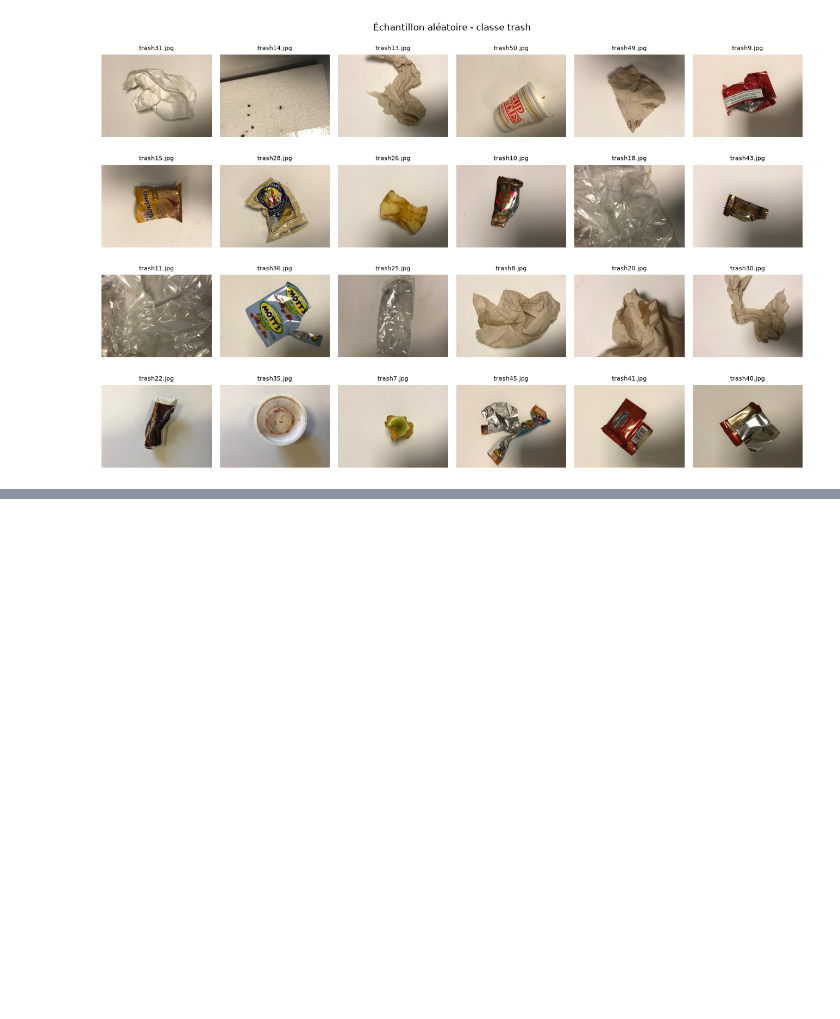
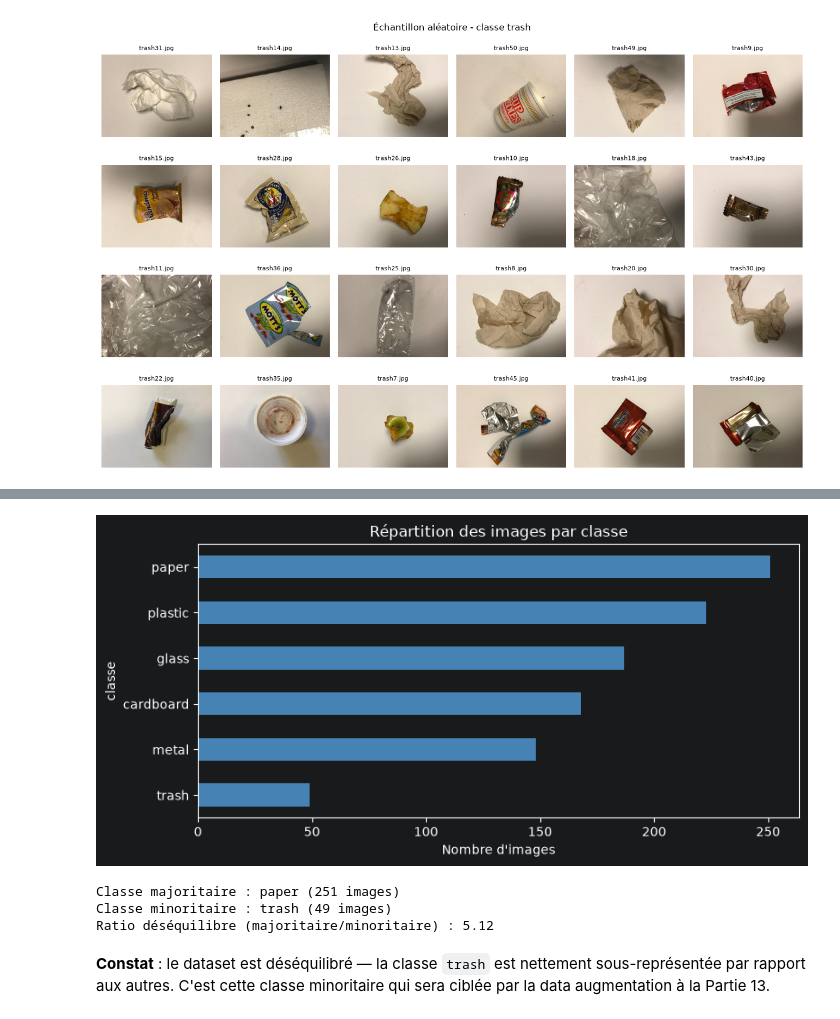
Before and after one commit to massamba0809/atelier_prepa_donnees_images, a Jupyter notebook: notebooks/atelier_prepa_donnees_images.ipynb, the cells around one changed output, grey strips where cells are left out. Saved outputs shown, nothing was run; the diff lists cells and outputs as text; code cells hidden in the pictures; blank space fills up the shorter version.

Commit message:
Partie 8 : analyse du desequilibre des classes

```diff
--- a/notebooks/atelier_prepa_donnees_images.ipynb
+++ b/notebooks/atelier_prepa_donnees_images.ipynb
@@ -423,0 +428,3 @@ controle_visuel_classe("trash")
+# %%
+counts_par_classe = df_valid["classe"].value_counts()
+print(counts_par_classe)
@@ -423,0 +440,23 @@ controle_visuel_classe("trash")
+# %%
+fig, ax = plt.subplots(figsize=(8, 4))
+counts_par_classe.sort_values().plot(kind="barh", ax=ax, color="steelblue")
+ax.set_xlabel("Nombre d'images")
+ax.set_title("Répartition des images par classe")
+plt.tight_layout()
+plt.show()
+# %% [output]
+[figure, added]
+# %%
+classe_max = counts_par_classe.idxmax()
+classe_min = counts_par_classe.idxmin()
+ratio = counts_par_classe.max() / counts_par_classe.min()
+
+print(f"Classe majoritaire : {classe_max} ({counts_par_classe.max()} images)")
+print(f"Classe minoritaire : {classe_min} ({counts_par_classe.min()} images)")
+print(f"Ratio déséquilibre (majoritaire/minoritaire) : {ratio:.2f}")
+# %% [output]
+Classe majoritaire : paper (251 images)
+Classe minoritaire : trash (49 images)
+Ratio déséquilibre (majoritaire/minoritaire) : 5.12
+# %% [markdown]
+**Constat** : le dataset est déséquilibré — la classe `trash` est nettement sous-représentée par rapport aux autres. C'est cette classe minoritaire qui sera ciblée par la data augmentation à la Partie 13.
```
Also changed, not shown: parts of 2 cells of this notebook.
